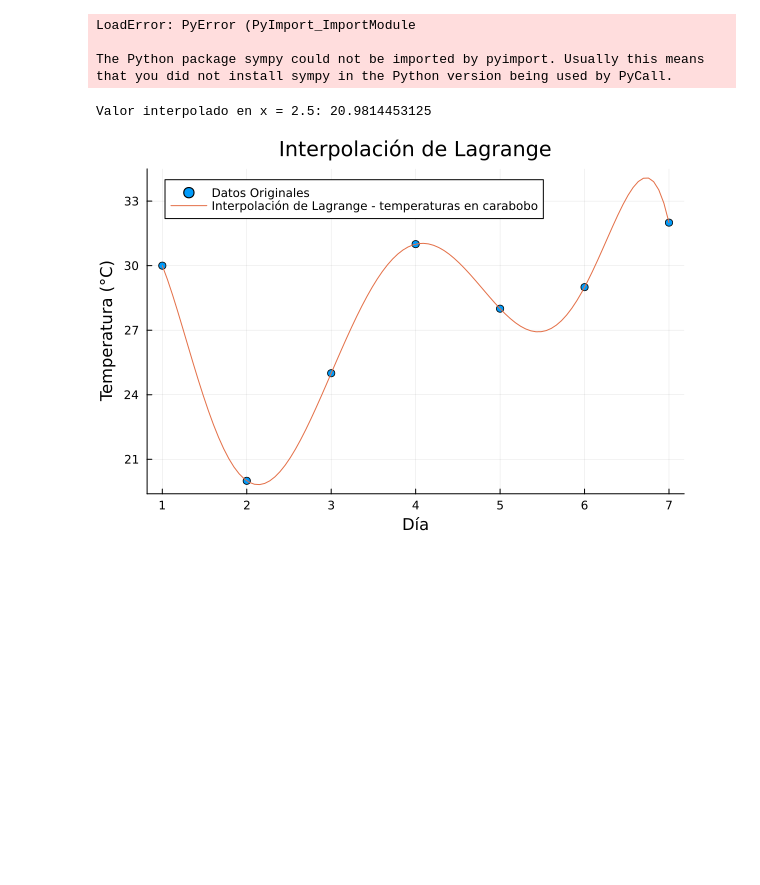
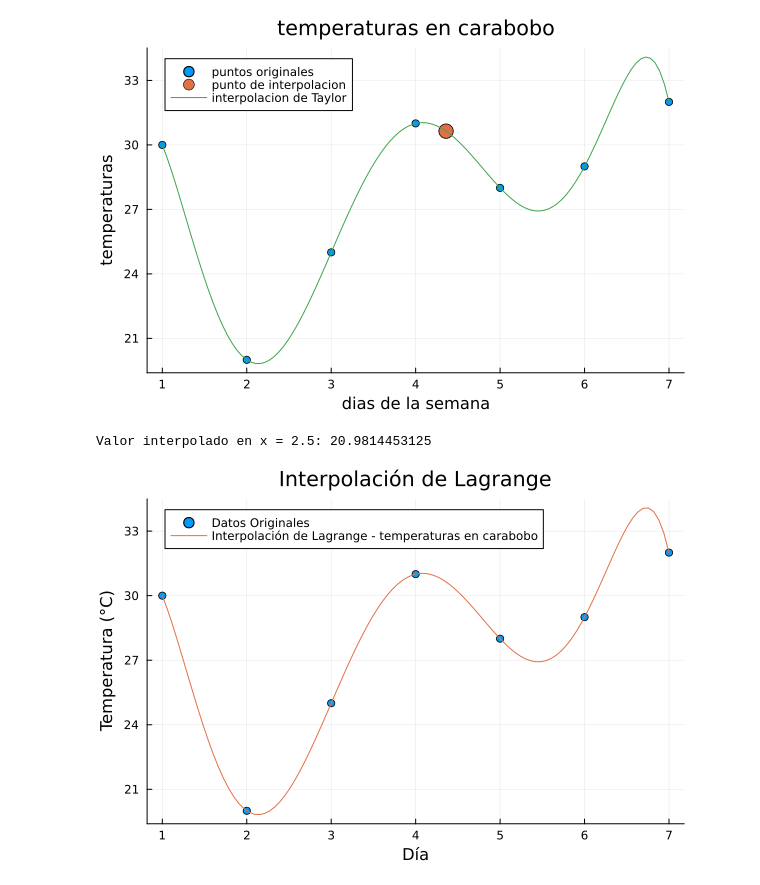
Before and after one commit to EmilioUzcategui/pruebas-grupales-calculo-numerico, a Jupyter notebook: parciales/proyecto2_calculo_numerico.ipynb, the cells around one changed output. Saved outputs shown, nothing was run; the diff lists cells and outputs as text; code cells hidden in the pictures; blank space fills up the shorter version.

Commit message:
cambios menores en la grafica

```diff
--- a/parciales/proyecto2_calculo_numerico.ipynb
+++ b/parciales/proyecto2_calculo_numerico.ipynb
@@ -30,40 +27,43 @@ funcion = np.poly1d(polinomio)
 #funcion que calcula 6 terminos de la serie de Taylor
 function interpolacion_de_taylor(funcion, valor)
     serie = 0
     funcion_derivada = funcion
     for i in 0:6
         if i == 0
             serie += np.polyval(funcion_derivada,valor) * (x - valor)^i
         else
             funcion_derivada = np.polyder(funcion_derivada)
             serie += (np.polyval(funcion_derivada, valor) * (x - valor)^i) / factorial(i)
         end
     end
     #retornamos la serie de taylor calculada que posteriormente sera graficada
     return serie
 end
+
+#valor en donde evaluaremos la serie de taylor
+valor=4.36
+
 #asignamos lo que retorne la funcion a una variable serie que se comportara como una funcion"
-serie = interpolacion_de_taylor(funcion, 4)
+serie = interpolacion_de_taylor(funcion, valor)
+
 #=array que contiene los puntos a graficar en x de la funcion serie, dicho array tendra 110 puntos que van desde el
 valor minimo de xi hasta el valor maximo de xi para una grafica mas precisa=#
 datos_x = np.linspace(minimum(xi), maximum(xi), 110)
+
 #array que sera llenado con los puntos en y de la funcion serie
 datos_y = zeros(length(datos_x))
 
 #obtenemos los puntos en Y de la funcion serie evaluando los puntos de datos_x en la funcion serie
 for i in 1:length(datos_y)
     datos_y[i] = serie.subs(x, datos_x[i])
 end
 
-#datos de la grafica
+#grafica
 scatter(xi,yi,label="puntos originales",xlabel="dias de la semana",ylabel="temperaturas",title="temperaturas en carabobo")
-scatter!([4], [31], markersize=8, label="punto de interpolacion")
+scatter!([valor],[funcion(valor)], markersize=8, label="punto de interpolacion")
 plot!(datos_x,datos_y,label="interpolacion de Taylor")
 # %% [output]
-LoadError: PyError (PyImport_ImportModule
-
-The Python package sympy could not be imported by pyimport. Usually this means
-that you did not install sympy in the Python version being used by PyCall.
+[figure, added]
 # %%
 
 # Definir los datos originales
```
Also changed, not shown: parts of 1 cell of this notebook.
